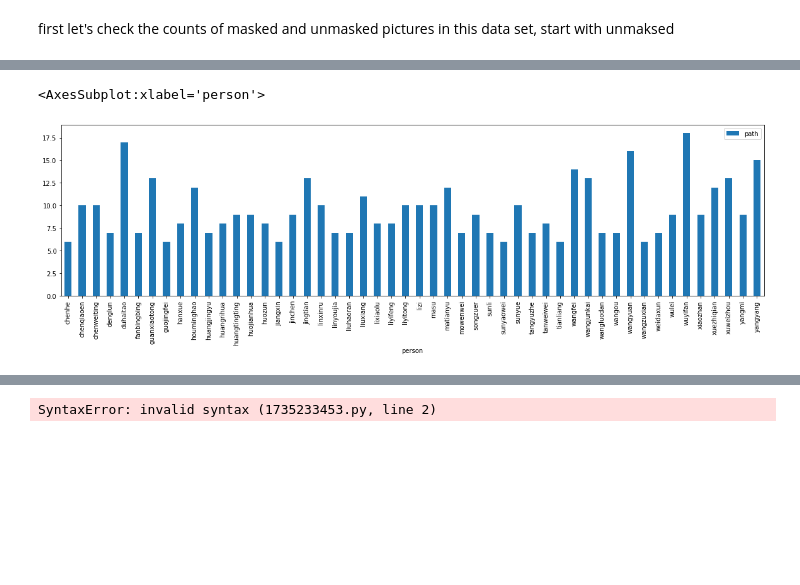
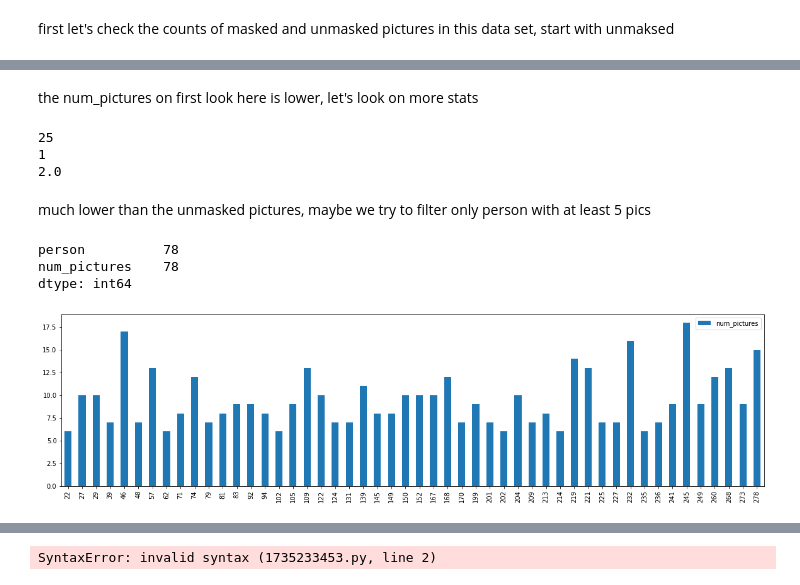
Before and after one commit to ofekari/MaskedFaceDetection, a Jupyter notebook: MaskedFaceDetectionNotebook.ipynb, the cells around one changed output, grey strips where cells are left out. Saved outputs shown, nothing was run; the diff lists cells and outputs as text; code cells hidden in the pictures; blank space fills up the shorter version.

Commit message:
finish EDA for masked dataset

```diff
--- a/MaskedFaceDetectionNotebook.ipynb
+++ b/MaskedFaceDetectionNotebook.ipynb
@@ -113,14 +113,14 @@ import pandas as pd
 first let's check the counts of masked and unmasked pictures in this data set, start with unmaksed
 # %%
 BASE_PATH = "datazip/AFDB_face_dataset/"
-train = []
+face_dataset = []
 for path in glob.iglob(os.path.join(BASE_PATH, "**", "*.jpg")):
     person = path.split("/")[-2]
-    train.append({"person":person, "path": path})
+    face_dataset.append({"person":person, "path": path})
 
-train = pd.DataFrame(train)
-train = train.groupby("person").size().reset_index(name="num_pictures")
-train.head(10)
+face_dataset = pd.DataFrame(face_dataset)
+face_dataset = face_dataset.groupby("person").size().reset_index(name="num_pictures")
+face_dataset.head(10)
 # %% [output]
 |  | person | num_pictures |
 | 0 | aidai | 180 |
@@ -142,12 +138,7 @@ train.head(10)
 # %%
-BASE_PATH = "datazip/AFDB_face_dataset/"
-train = []
-for path in glob.iglob(os.path.join(BASE_PATH, "**", "*.jpg")):
-    person = path.split("/")[-2]
-    train.append({"person":person, "path": path})
-
-train = pd.DataFrame(train)
-train = train.groupby("person").size()
-train.min()
+face_dataset_num_pictuers = face_dataset["num_pictures"]
+print(face_dataset_num_pictuers.max())
+print(face_dataset_num_pictuers.min())
+print(face_dataset_num_pictuers.median())
 # %% [output]
 333
@@ -156,10 +149,9 @@ thats look more than enough for us, but the most importent is actually the pictu
 # %%
 BASE_PATH = "datazip/AFDB_masked_face_dataset/"
-train = []
+masked_face_dataset = []
 for path in glob.iglob(os.path.join(BASE_PATH, "**", "*.jpg")):
     person = path.split("/")[-2]
-    train.append({"person":person, "path": path})
+    masked_face_dataset.append({"person":person, "path": path})
 
-train = pd.DataFrame(train)
-train = train.groupby("person").size().reset_index(name="num_pictures")
-train.groupby("person").count()
+masked_face_dataset = pd.DataFrame(masked_face_dataset)
+masked_face_dataset = masked_face_dataset.groupby("person").size().reset_index(name="num_pictures")
@@ -206,5 +177,22 @@ train.groupby("person").count()
+# %% [markdown]
+the num_pictures on first look here is lower, let's look on more stats
+# %%
+masked_face_dataset_num_pictuers = masked_face_dataset["num_pictures"]
+print(masked_face_dataset_num_pictuers.max())
+print(masked_face_dataset_num_pictuers.min())
+print(masked_face_dataset_num_pictuers.median())
+# %% [output]
+25
+1
+2.0
+# %% [markdown]
+much lower than the unmasked pictures, maybe we try to filter only person with at least 5 pics
 # %%
-train.groupby("person").count()[:50].plot(kind='bar', figsize=(20,5))
+masked_face_dataset_filtered = masked_face_dataset.loc[masked_face_dataset["num_pictures"] > 5]
+masked_face_dataset_filtered[:50].plot(kind='bar', figsize=(20,5))
+print(masked_face_dataset_filtered.count())
 # %% [output]
-<AxesSubplot:xlabel='person'>
+person          78
+num_pictures    78
+dtype: int64
-[figure, old version]
+[figure, new version]
```
Also changed, not shown: parts of 12 cells of this notebook.
